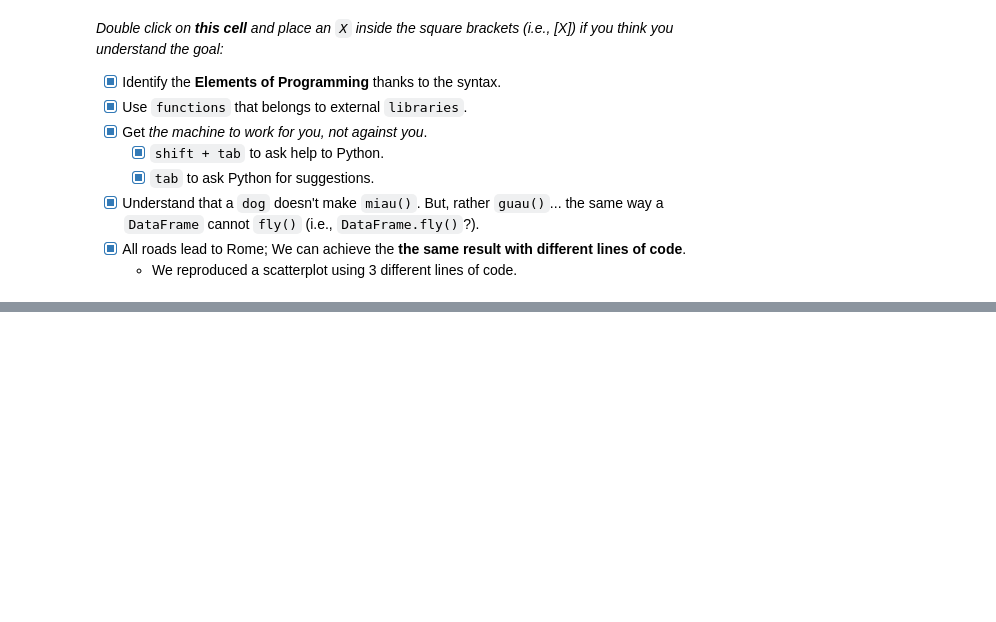
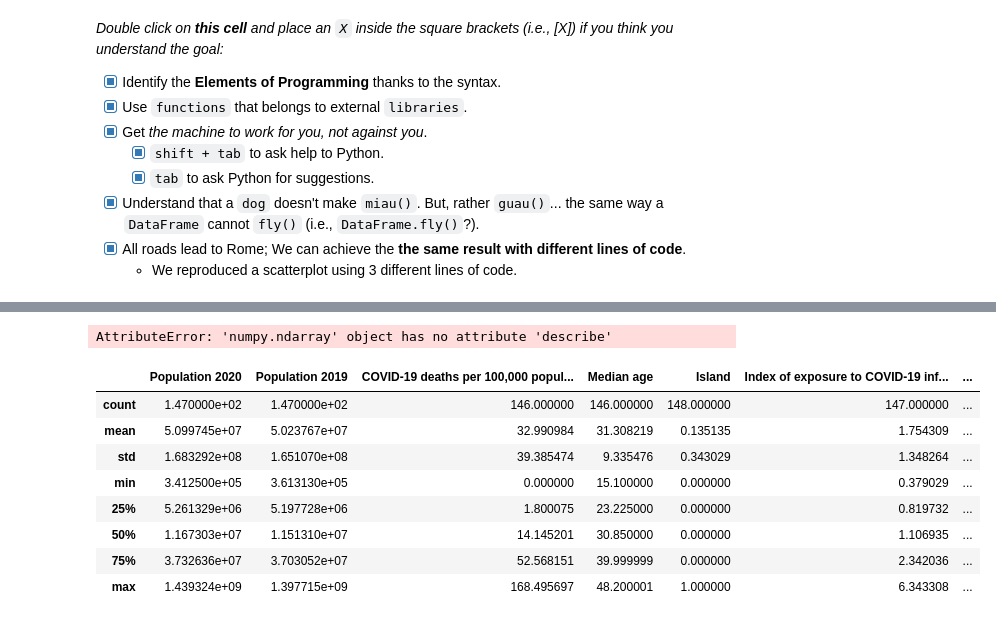
Before and after one commit to judit-lozano/machine-learning-program, a Jupyter notebook: I Python Basics with Pandas/#01. Data Tables & Basic Concepts of Programming/01practice.ipynb, the cells around one changed output, grey strips where cells are left out. Saved outputs shown, nothing was run; the diff lists cells and outputs as text; code cells hidden in the pictures; blank space fills up the shorter version.

```diff
--- a/I Python Basics with Pandas/#01. Data Tables & Basic Concepts of Programming/01practice.ipynb
+++ b/I Python Basics with Pandas/#01. Data Tables & Basic Concepts of Programming/01practice.ipynb
@@ -135,0 +297,17 @@ _Double click on **this cell** and place an `X` inside the square brackets (i.e.
+# %%
+
+df.values.describe()
+# %% [output]
+AttributeError: 'numpy.ndarray' object has no attribute 'describe'
+# %%
+df.describe()
+# %% [output]
+|  | Population 2020 | Population 2019 | COVID-19 deaths per 100,000 popul... | Median age | Island | Index of exposure to COVID-19 inf... | ... |
+| count | 1.470000e+02 | 1.470000e+02 | 146.000000 | 146.000000 | 148.000000 | 147.000000 | ... |
+| mean | 5.099745e+07 | 5.023767e+07 | 32.990984 | 31.308219 | 0.135135 | 1.754309 | ... |
+| std | 1.683292e+08 | 1.651070e+08 | 39.385474 | 9.335476 | 0.343029 | 1.348264 | ... |
+| min | 3.412500e+05 | 3.613130e+05 | 0.000000 | 15.100000 | 0.000000 | 0.379029 | ... |
+| 25% | 5.261329e+06 | 5.197728e+06 | 1.800075 | 23.225000 | 0.000000 | 0.819732 | ... |
+| 50% | 1.167303e+07 | 1.151310e+07 | 14.145201 | 30.850000 | 0.000000 | 1.106935 | ... |
+| 75% | 3.732636e+07 | 3.703052e+07 | 52.568151 | 39.999999 | 0.000000 | 2.342036 | ... |
+| max | 1.439324e+09 | 1.397715e+09 | 168.495697 | 48.200001 | 1.000000 | 6.343308 | ... |
```
Also changed, not shown: parts of 22 cells of this notebook.
